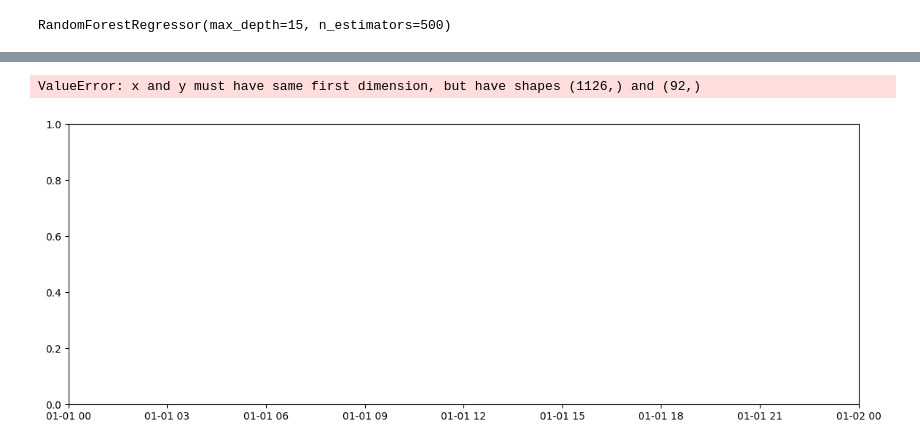
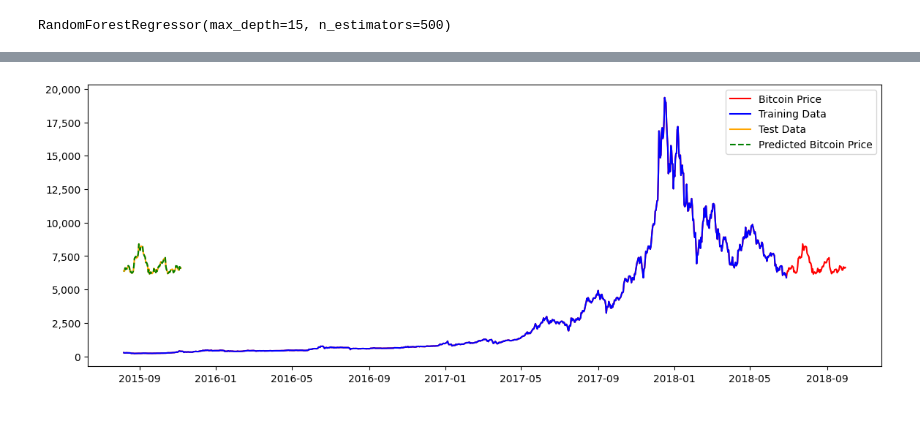
Before and after one commit to lavibula/BitcoinPrediction, a Jupyter notebook: Members/Mlinh/random_forest_period1_ETH.ipynb, the cells around one changed output, grey strips where cells are left out. Drawn from its saved outputs; the diff is of its cells as text; code cells hidden in the pictures; blank space fills up the shorter version.

```diff
--- a/Members/Mlinh/random_forest_period1_ETH.ipynb
+++ b/Members/Mlinh/random_forest_period1_ETH.ipynb
@@ -109,15 +151,15 @@ plt.show()
-# %%
-fig, ax = plt.subplots(1, 1, figsize=(14, 5))
-ax.plot(total['Date'], Y_test, color='red', label="Bitcoin Price")
-ax.plot(total['Date'], Y_pred, color='green', label="Predicted Bitcoin Price", linestyle="dashed")
-ax.yaxis.set_major_formatter(plt.FuncFormatter(lambda x, loc: "{:,}".format(int(x))))  # .3f
-plt.title("Random Forest Regression for Period 1")
-plt.legend()
-plt.xticks(total['Date'], rotation=45) # Thiết lập các giá trị ngày trên trục x
-plt.show()
-# %% [output]
-ValueError: x and y must have same first dimension, but have shapes (1126,) and (92,)
-[figure, removed]
+# %%
+fig, ax = plt.subplots(figsize=(14, 5))
+
+ax.plot(total['Date'], total['BTC_close'], color='red', label="Bitcoin Price")
+ax.plot(total['Date'][-len(Y_train):], Y_train, color='blue', label="Training Data")
+ax.plot(total['Date'][-len(Y_test):], Y_test, color='orange', label="Test Data")
+ax.plot(total['Date'][-len(Y_pred):], Y_pred, color='green', label="Predicted Bitcoin Price", linestyle="dashed")
+ax.yaxis.set_major_formatter(plt.FuncFormatter(lambda x, loc: "{:,}".format(int(x)))) # Định dạng đường trục y
+plt.legend()
+plt.show()
+# %% [output]
+[figure, added]
 # %%
 #tinh toan loi du doan
 #RMSE
```
Also changed, not shown: parts of 13 cells of this notebook, 1 other file.
